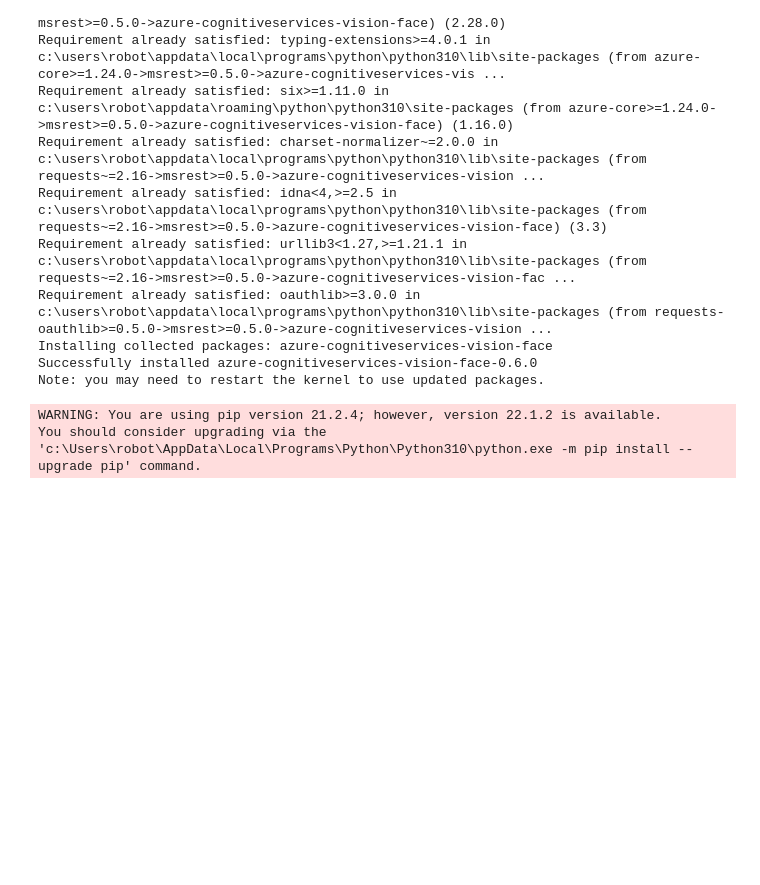
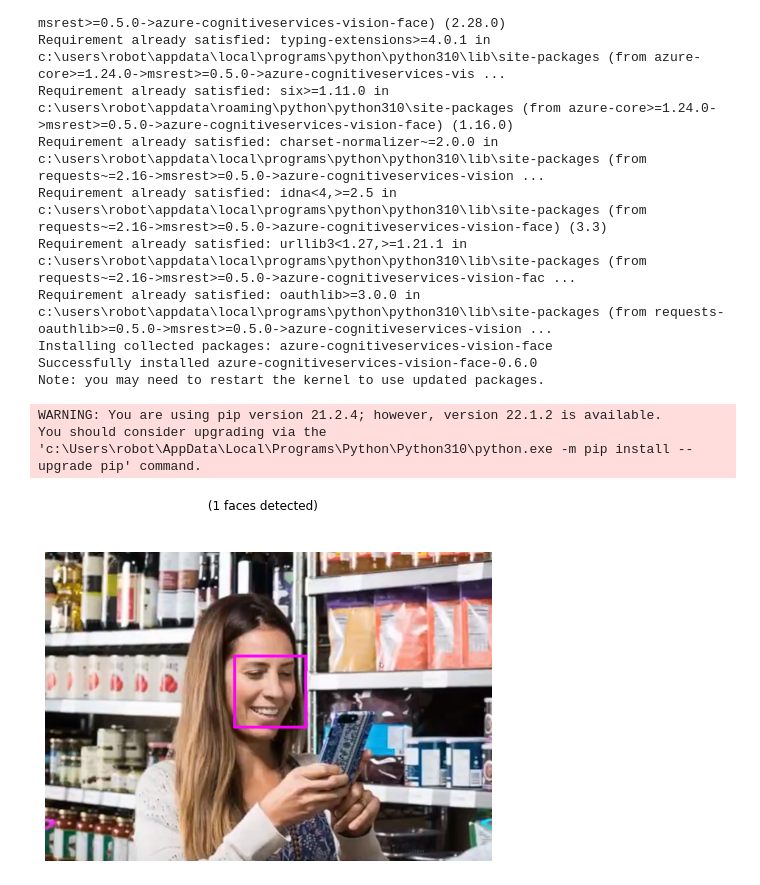
Before and after one commit to Chaylander/Datascience-portfolio-Az900, a Jupyter notebook: P1/LabIaP1.ipynb, the cells around one changed output. Drawn from its saved outputs; the diff is of its cells as text; code cells hidden in the pictures; blank space fills up the shorter version.

```diff
--- a/P1/LabIaP1.ipynb
+++ b/P1/LabIaP1.ipynb
@@ -100,7 +100,9 @@ import os
 # %%
 image_path = "./Data/Persona.png"
 image_stream = open(image_path, 'rb')
 
-detected_faces = client.face.detect_in_stream(image_stream)
+detected_faces = client.face.detect_with_stream(image=image_stream)
 
 faces.show_faces(image_path, detected_faces)
+# %% [output]
+[figure, added]
```
